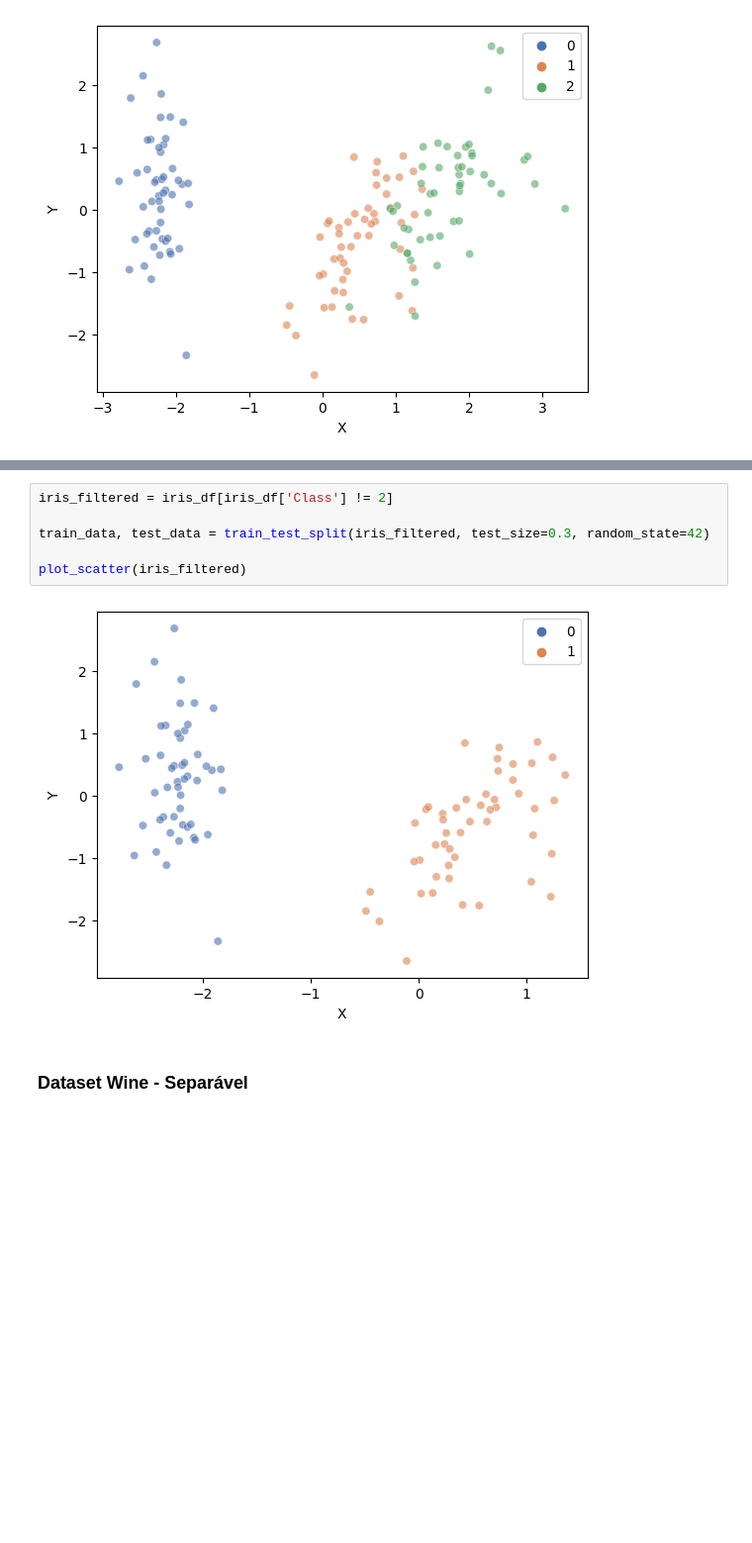
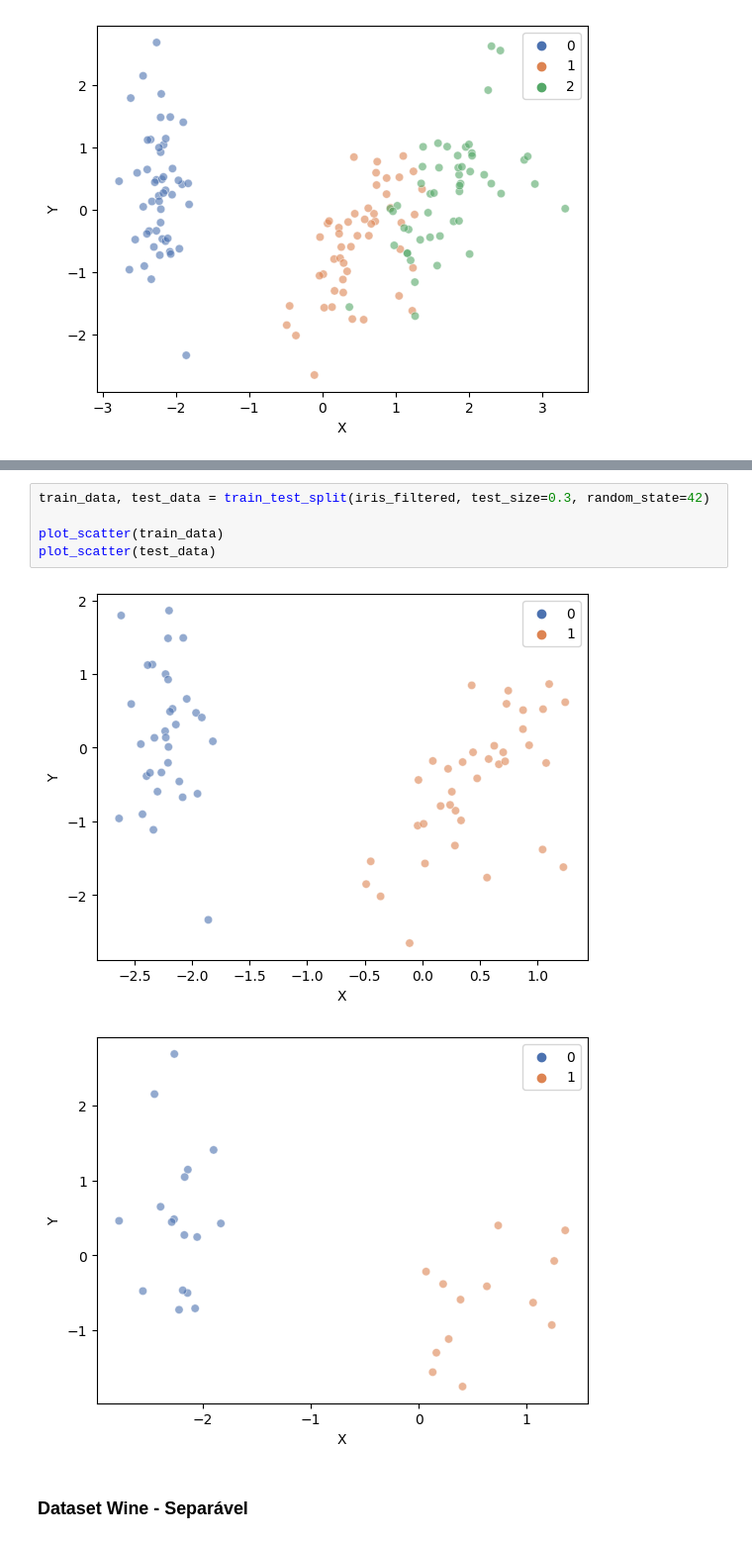
Before and after one commit to Igoreduardobraga/TP-1-ALG2, a Jupyter notebook: datasets_manipulation.ipynb, the cells around one changed output, grey strips where cells are left out. Shown at 99% size. Cells and saved outputs as stored; diff of their text form; blank space fills up the shorter version.

```diff
--- a/datasets_manipulation.ipynb
+++ b/datasets_manipulation.ipynb
@@ -86,11 +92,11 @@ plot_scatter(iris_df)
 # %%
-iris_filtered = iris_df[iris_df['Class'] != 2]
-
 train_data, test_data = train_test_split(iris_filtered, test_size=0.3, random_state=42)
 
-plot_scatter(iris_filtered)
+plot_scatter(train_data)
+plot_scatter(test_data)
 # %% [output]
-[figure, old version]
+[figure, new version]
+[figure, added]
 # %% [markdown]
 ### Dataset Wine - Separável
 # %% [markdown]
```
Also changed, not shown: parts of 4 cells of this notebook, 1 other file.
